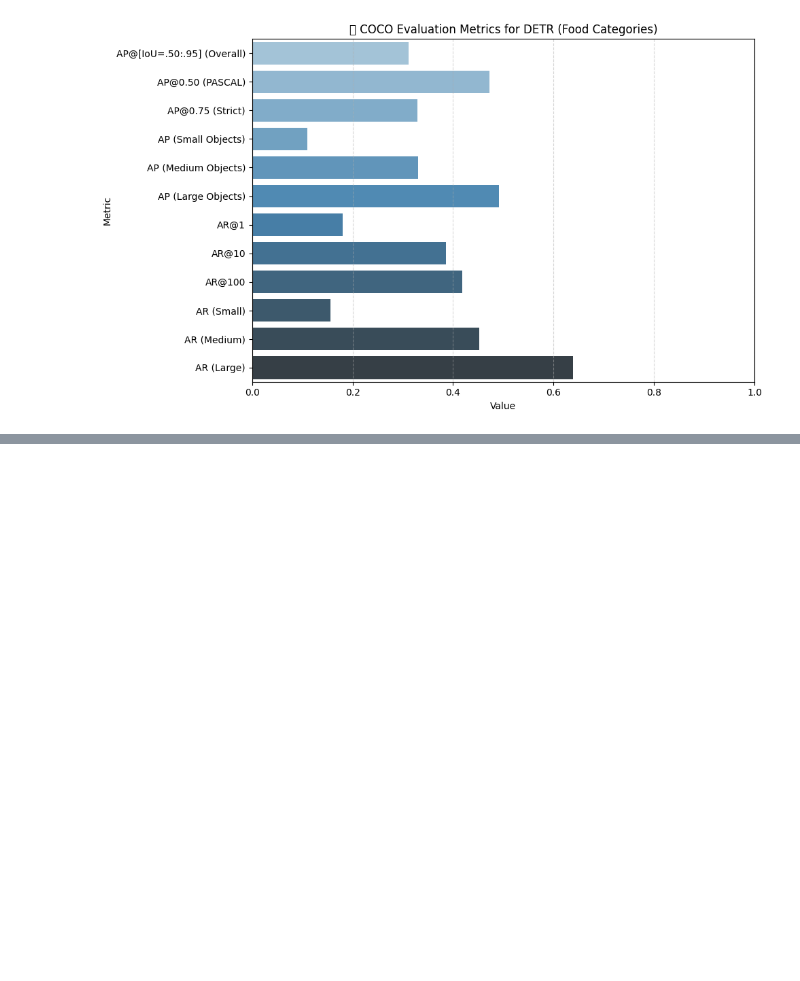
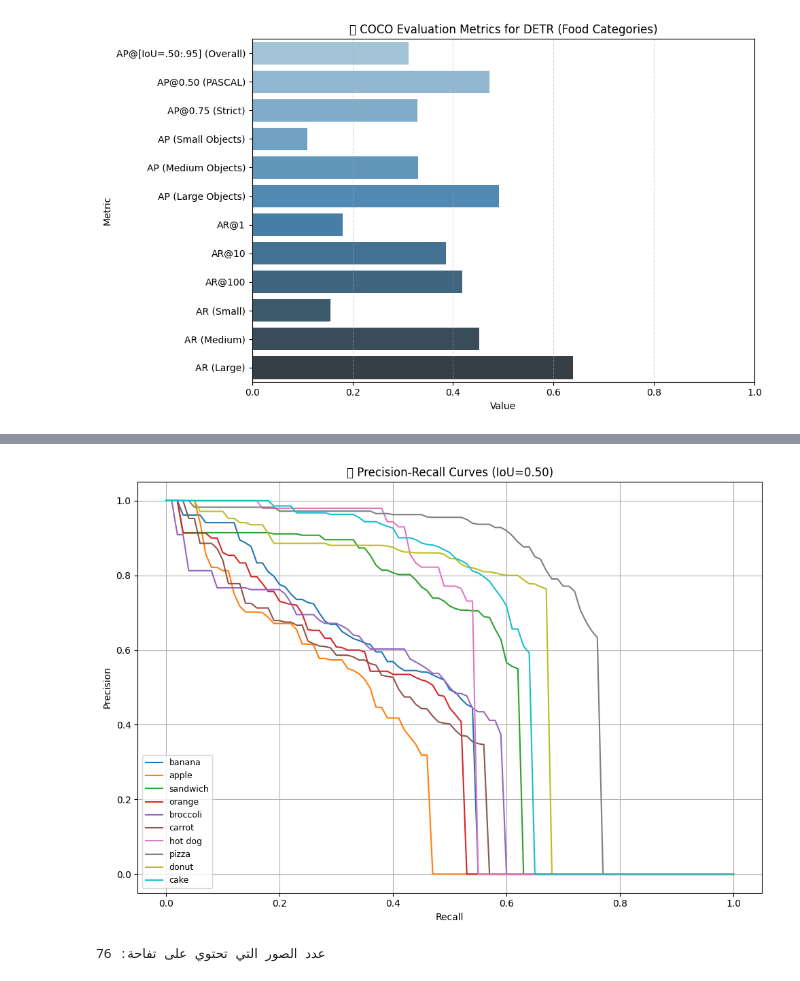
Before and after one commit to AliArabi55/Dete-net-50, a Jupyter notebook: Another_copy_of_detr_resnet_50.ipynb, the cells around one changed output, grey strips where cells are left out. Saved outputs shown, nothing was run; the diff lists cells and outputs as text; code cells hidden in the pictures; blank space fills up the shorter version.

```diff
--- a/Another_copy_of_detr_resnet_50.ipynb
+++ b/Another_copy_of_detr_resnet_50.ipynb
@@ -640,0 +686,51 @@ Passing `palette` without assigning `hue` is deprecated and will be removed in v
+# %%
+# قائمة target_category_ids كما في COCO
+target_category_ids = [52, 53, 54, 55, 56, 57, 58, 59, 60, 61]
+
+# نحصل على الفهرس الداخلي لكل فئة داخل COCOeval.params.catIds
+cat_id_to_index = {
+    cat_id: idx for idx, cat_id in enumerate(evaluator.params.catIds)
+}
+
+# أسماء الفئات (يُفضل أن تطابق ما سبق)
+category_names = [
+    "banana", "apple", "sandwich", "orange", "broccoli",
+    "carrot", "hot dog", "pizza", "donut", "cake"
+]
+
+import matplotlib.pyplot as plt
+import numpy as np
+
+# استخراج مصفوفة precision
+precision = evaluator.eval['precision']  # shape = [TxRxKxAxM]
+
+# إعدادات الرسم
+iou_threshold_index = 0  # 0 تعني IoU=0.50
+area_index = 0           # all area
+max_dets_index = 2       # maxDets=100
+
+plt.figure(figsize=(10, 7))
+
+# رسم لكل فئة
+for idx, cat_id in enumerate(target_category_ids):
+    cat_index = cat_id_to_index[cat_id]
+    pr = precision[iou_threshold_index, :, cat_index, area_index, max_dets_index]
+    pr = pr[pr > -1]
+    recall = np.linspace(0, 1, len(pr))
+    plt.plot(recall, pr, label=category_names[idx])
+
+plt.xlabel('Recall')
+plt.ylabel('Precision')
+plt.title('📈 Precision-Recall Curves (IoU=0.50)')
+plt.grid(True)
+plt.legend(loc='lower left', fontsize=9)
+plt.tight_layout()
+plt.show()
+# %% [output]
+[figure, added]
+# %%
+apple_id = 53  # حسب COCO
+apple_img_ids = coco_gt.getImgIds(catIds=[apple_id])
+print(f"عدد الصور التي تحتوي على تفاحة: {len(apple_img_ids)}")
+# %% [output]
+عدد الصور التي تحتوي على تفاحة: 76
```
Also changed, not shown: parts of 3 cells of this notebook.
